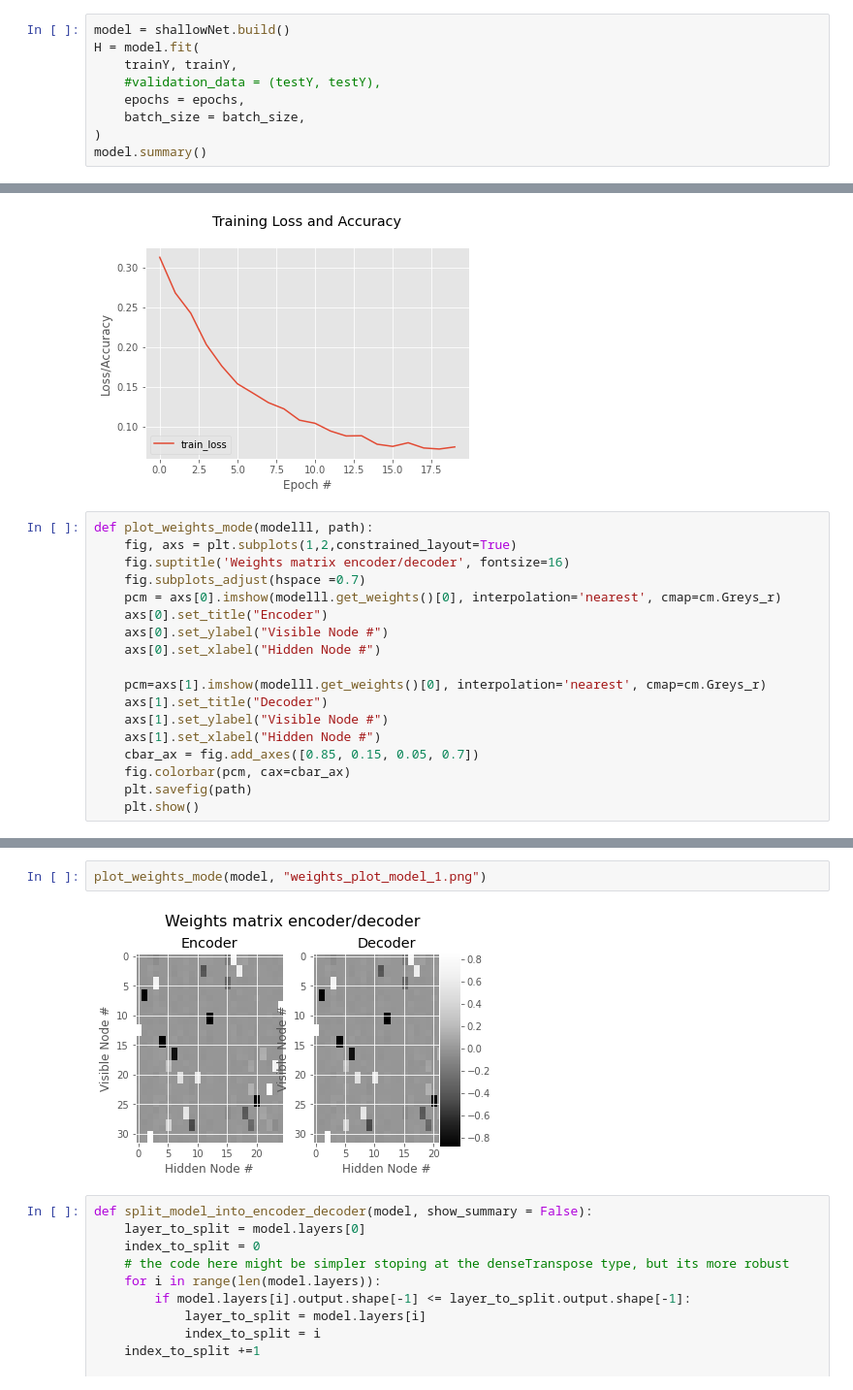
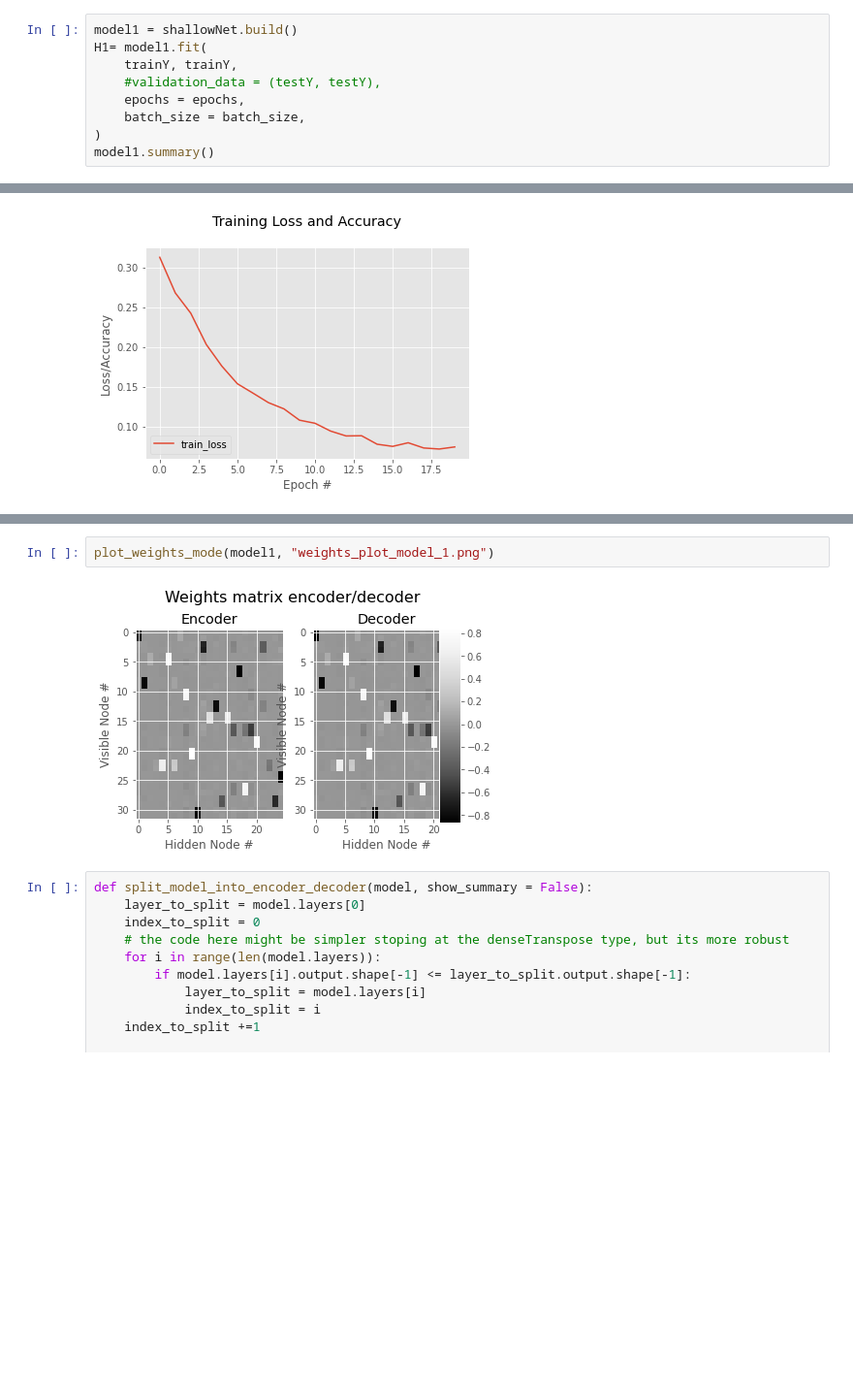
Before and after one commit to FilipKubackiSoton/DeepOptimization, a Jupyter notebook: progres2.ipynb, the cells around one changed output, grey strips where cells are left out. Shown: that part at 97% size. Saved outputs shown, nothing was run; the diff lists cells and outputs as text; blank space fills up the shorter version.

```diff
--- a/progres2.ipynb
+++ b/progres2.ipynb
@@ -24,14 +24,14 @@ print("[INFO] generating testing dataset...")
 [INFO] generating trainnig dataset...
 [INFO] generating testing dataset...
 # %%
-model = shallowNet.build()
-H = model.fit(
+model1 = shallowNet.build()
+H1= model1.fit(
     trainY, trainY,
     #validation_data = (testY, testY),
     epochs = epochs,
     batch_size = batch_size,
 )
-model.summary()
+model1.summary()
 # %% [output]
 Model: "model"
 _________________________________________________________________
@@ -67,21 +67,3 @@ def plot_model_loss(model_fit, path):
 plot_model_loss(H, "loss_plot_model_1.png")
 # %% [output]
 [figure]
-# %%
-def plot_weights_mode(modelll, path):
-    fig, axs = plt.subplots(1,2,constrained_layout=True)
-    fig.suptitle('Weights matrix encoder/decoder', fontsize=16)
-    fig.subplots_adjust(hspace =0.7)
-    pcm = axs[0].imshow(modelll.get_weights()[0], interpolation='nearest', cmap=cm.Greys_r)
-    axs[0].set_title("Encoder")
-    axs[0].set_ylabel("Visible Node #")
-    axs[0].set_xlabel("Hidden Node #")
-
-    pcm=axs[1].imshow(modelll.get_weights()[0], interpolation='nearest', cmap=cm.Greys_r)
-    axs[1].set_title("Decoder")
-    axs[1].set_ylabel("Visible Node #")
-    axs[1].set_xlabel("Hidden Node #")
-    cbar_ax = fig.add_axes([0.85, 0.15, 0.05, 0.7])
-    fig.colorbar(pcm, cax=cbar_ax)
-    plt.savefig(path)
-    plt.show()
@@ -88,7 +130,7 @@ def plot_weights_mode(modelll, path):
 # %%
-plot_weights_mode(model, "weights_plot_model_1.png")
+plot_weights_mode(model1, "weights_plot_model_1.png")
 # %% [output]
-[figure, old version]
+[figure, new version]
 # %%
 def split_model_into_encoder_decoder(model, show_summary = False):
     layer_to_split = model.layers[0]
```
Also changed, not shown: parts of 17 cells of this notebook.
